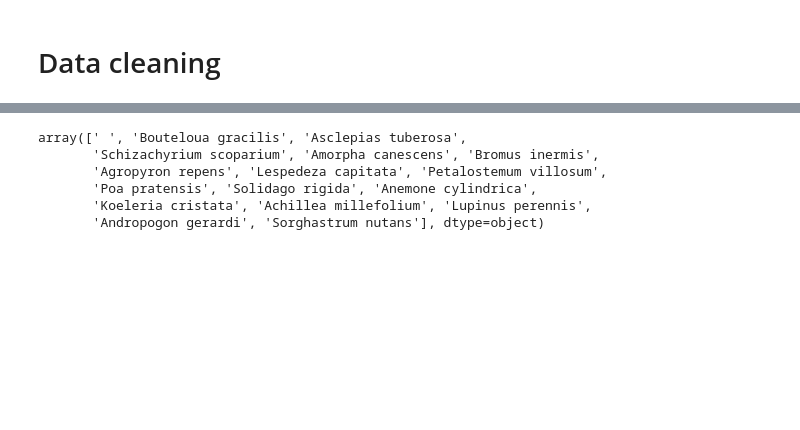
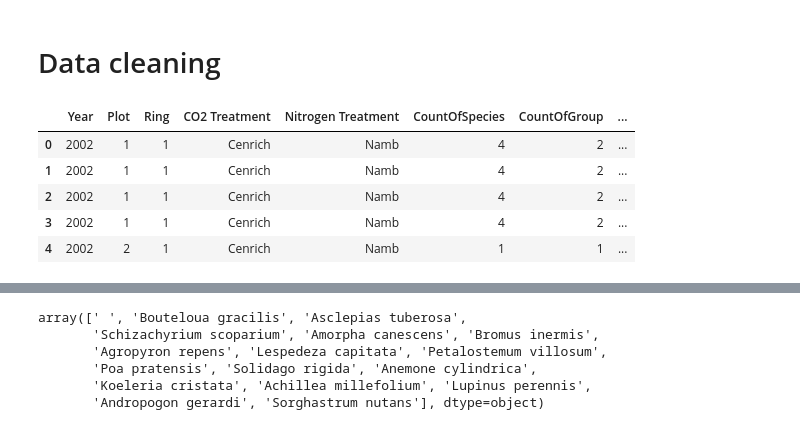
Before and after one commit to Mariuble/ucberkeley_biodiversity, a Jupyter notebook: Notebook.ipynb, the cells around one changed output, grey strips where cells are left out. Saved outputs shown, nothing was run; the diff lists cells and outputs as text; code cells hidden in the pictures; blank space fills up the shorter version.

```diff
--- a/Notebook.ipynb
+++ b/Notebook.ipynb
@@ -10,3 +11,12 @@ species = pd.read_csv('datasets/species.txt', delimiter='\t')
 # %% [markdown]
 # Data cleaning
+# %%
+bicon.head()
+# %% [output]
+|  | Year | Plot | Ring | CO2 Treatment | Nitrogen Treatment | CountOfSpecies | CountOfGroup | ... |
+| 0 | 2002 | 1 | 1 | Cenrich | Namb | 4 | 2 | ... |
+| 1 | 2002 | 1 | 1 | Cenrich | Namb | 4 | 2 | ... |
+| 2 | 2002 | 1 | 1 | Cenrich | Namb | 4 | 2 | ... |
+| 3 | 2002 | 1 | 1 | Cenrich | Namb | 4 | 2 | ... |
+| 4 | 2002 | 2 | 1 | Cenrich | Namb | 1 | 1 | ... |
 # %%
```
Also changed, not shown: parts of 6 cells of this notebook, 1 other file.
